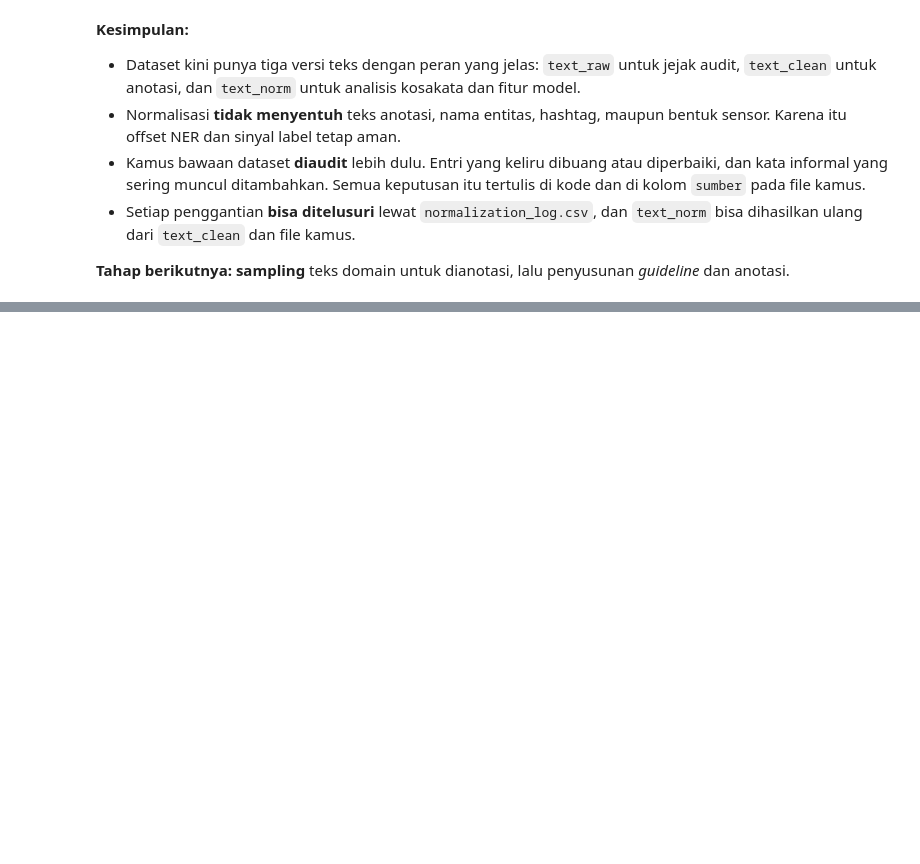
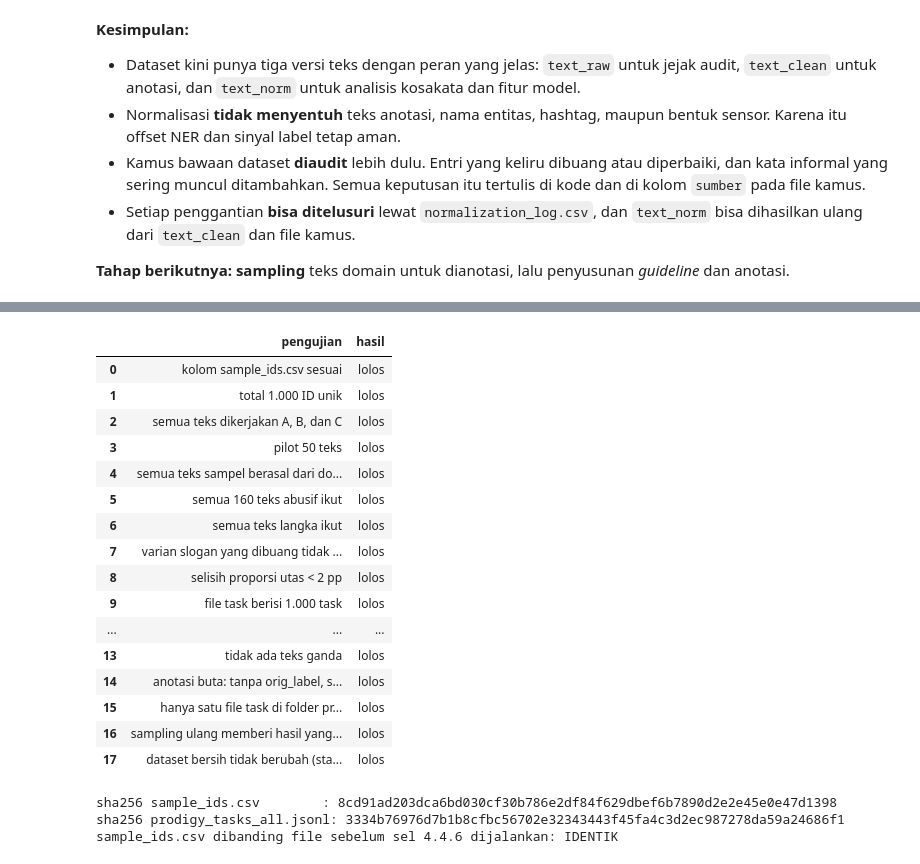
Before and after one commit to edwardchristi4n/NLP-Project, a Jupyter notebook: notebook/KelpNLP_dataset_EDA.ipynb, the cells around one changed output, grey strips where cells are left out. Cells and saved outputs as stored; diff of their text form; code cells hidden in the pictures; blank space fills up the shorter version.

Commit message:
creating guideline, and sample for annotation

```diff
--- a/notebook/KelpNLP_dataset_EDA.ipynb
+++ b/notebook/KelpNLP_dataset_EDA.ipynb
@@ -2590,0 +2937,66 @@ display(Markdown(f"""
+# %%
+f_ids = pd.read_csv(SAMPLE_IDS_PATH)
+f_bersih = pd.read_csv(CLEAN_PATH, encoding="utf-8-sig").set_index("id")
+f_task = [json.loads(b) for b in open(TASK_PATH, encoding="utf-8")]
+
+id_abusif_domain = set(df_pop.loc[df_pop["strata"] == "abusif", "id"])
+id_langka_domain = set(df_pop.loc[df_pop["strata"] == "langka", "id"])
+id_pilot = set(f_ids.loc[f_ids["is_pilot"], "id"])
+selisih_utas = (f_ids["thread"].value_counts(normalize=True) - df_pop["thread"].value_counts(normalize=True)).abs().max() * 100
+
+uji_sampling = {
+    # jumlah dan pembagian
+    "kolom sample_ids.csv sesuai": list(f_ids.columns) == SAMPLE_COLS,
+    "total 1.000 ID unik": len(f_ids) == N_SAMPLE and f_ids["id"].is_unique,
+    "semua teks dikerjakan A, B, dan C": (f_ids["split_group"] == "overlap").all() and (f_ids["annotator"] == "ABC").all(),
+    "pilot 50 teks": len(id_pilot) == N_PILOT,
+    # isi sampel
+    "semua teks sampel berasal dari domain": f_bersih.loc[f_ids["id"], "in_domain"].all(),
+    "semua 160 teks abusif ikut": len(id_abusif_domain) == 160 and id_abusif_domain <= set(f_ids["id"]),
+    "semua teks langka ikut": id_langka_domain <= set(f_ids["id"]),
+    "varian slogan yang dibuang tidak ikut": not (set(ID_SLOGAN_DIBUANG) & set(f_ids["id"])),
+    "selisih proporsi utas < 2 pp": selisih_utas < 2,
+    # file task
+    "file task berisi 1.000 task": len(f_task) == N_SAMPLE,
+    "ID di file task sama dengan sample_ids.csv": {t["id"] for t in f_task} == set(f_ids["id"]),
+    "50 task pertama adalah pilot": {t["id"] for t in f_task[:N_PILOT]} == id_pilot and not any(t["is_pilot"] for t in f_task[N_PILOT:]),
+    "text sama persis dengan text_clean": all(t["text"] == f_bersih.at[t["id"], "text_clean"] for t in f_task),
+    "tidak ada teks ganda": len({t["text"] for t in f_task}) == len(f_task),
+    "anotasi buta: tanpa orig_label, strata, text_norm": all(set(t) == {"id", "text", "meta", "is_pilot"}
+                                                              and set(t["meta"]) == {"id", "thread", "berita"} for t in f_task),
+    "hanya satu file task di folder prodigy": not any((PRODIGY_DIR / n).exists() for n in FILE_TASK_LAMA),
+    # kestabilan
+    "sampling ulang memberi hasil yang sama": buat_sampel(df_pop).equals(df_sample),
+    "dataset bersih tidak berubah (status anotasi)": (f_bersih["annotation_status"] == "not_annotated").all(),
+}
+gagal = [k for k, v in uji_sampling.items() if not bool(v)]
+assert not gagal, f"Verifikasi sampling gagal: {gagal}"
+display(pd.DataFrame({"pengujian": list(uji_sampling), "hasil": ["lolos"] * len(uji_sampling)}))
+
+hash_baru = sha256(SAMPLE_IDS_PATH)
+print("sha256 sample_ids.csv        :", hash_baru)
+print("sha256 prodigy_tasks_all.jsonl:", sha256(TASK_PATH))
+print("sample_ids.csv dibanding file sebelum sel 4.4.6 dijalankan:",
+      "belum ada file sebelumnya" if hash_lama is None else
+      ("IDENTIK" if hash_lama == hash_baru else "BERBEDA (wajar bila strategi baru saja diubah; jalankan ulang untuk memastikan stabil)"))
+# %% [output]
+|  | pengujian | hasil |
+| 0 | kolom sample_ids.csv sesuai | lolos |
+| 1 | total 1.000 ID unik | lolos |
+| 2 | semua teks dikerjakan A, B, dan C | lolos |
+| 3 | pilot 50 teks | lolos |
+| 4 | semua teks sampel berasal dari do... | lolos |
+| 5 | semua 160 teks abusif ikut | lolos |
+| 6 | semua teks langka ikut | lolos |
+| 7 | varian slogan yang dibuang tidak ... | lolos |
+| 8 | selisih proporsi utas < 2 pp | lolos |
+| 9 | file task berisi 1.000 task | lolos |
+| ... | ... | ... |
+| 13 | tidak ada teks ganda | lolos |
+| 14 | anotasi buta: tanpa orig_label, s... | lolos |
+| 15 | hanya satu file task di folder pr... | lolos |
+| 16 | sampling ulang memberi hasil yang... | lolos |
+| 17 | dataset bersih tidak berubah (sta... | lolos |
+sha256 sample_ids.csv        : 8cd91ad203dca6bd030cf30b786e2df84f629dbef6b7890d2e2e45e0e47d1398
+sha256 prodigy_tasks_all.jsonl: 3334b76976d7b1b8cfbc56702e32343443f45fa4c3d2ec987278da59a24686f1
+sample_ids.csv dibanding file sebelum sel 4.4.6 dijalankan: IDENTIK
```
Also changed, not shown: parts of 20 cells of this notebook, 13 other files.
